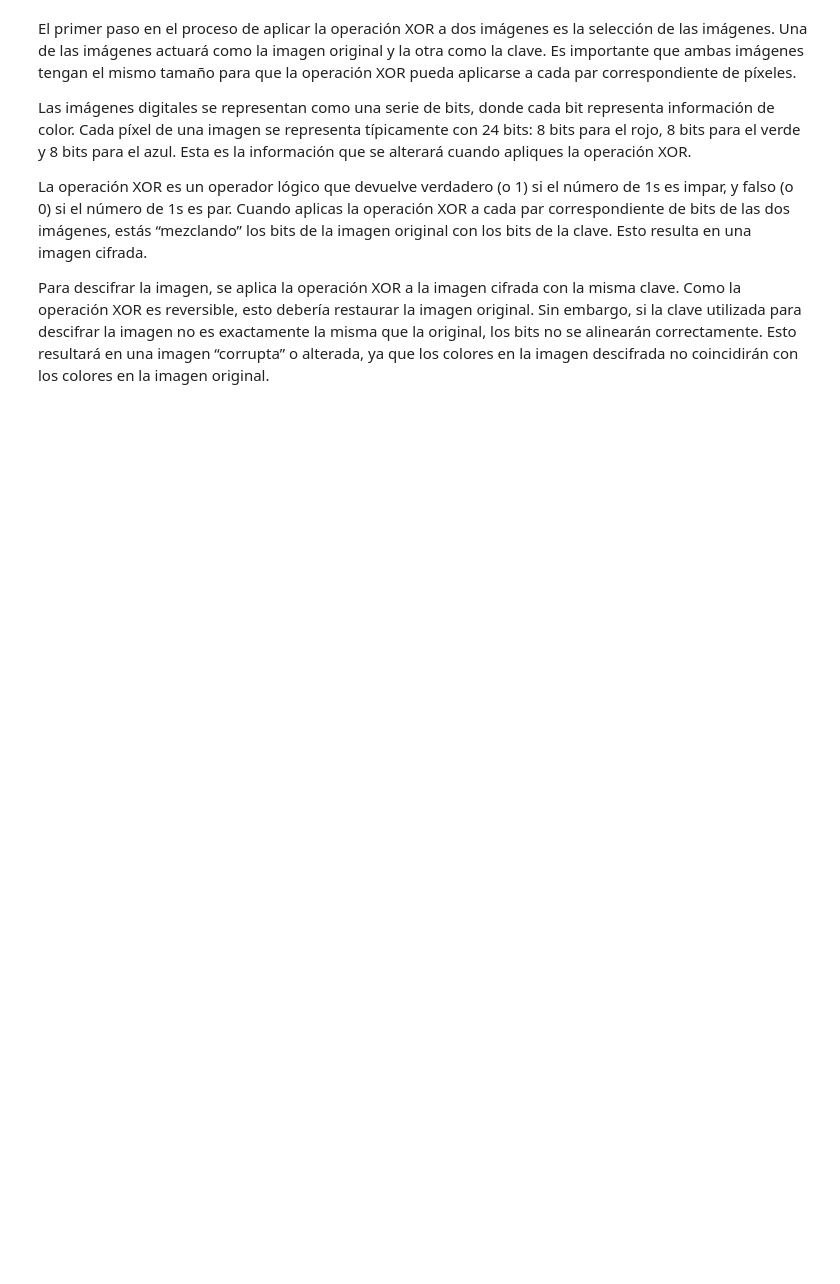
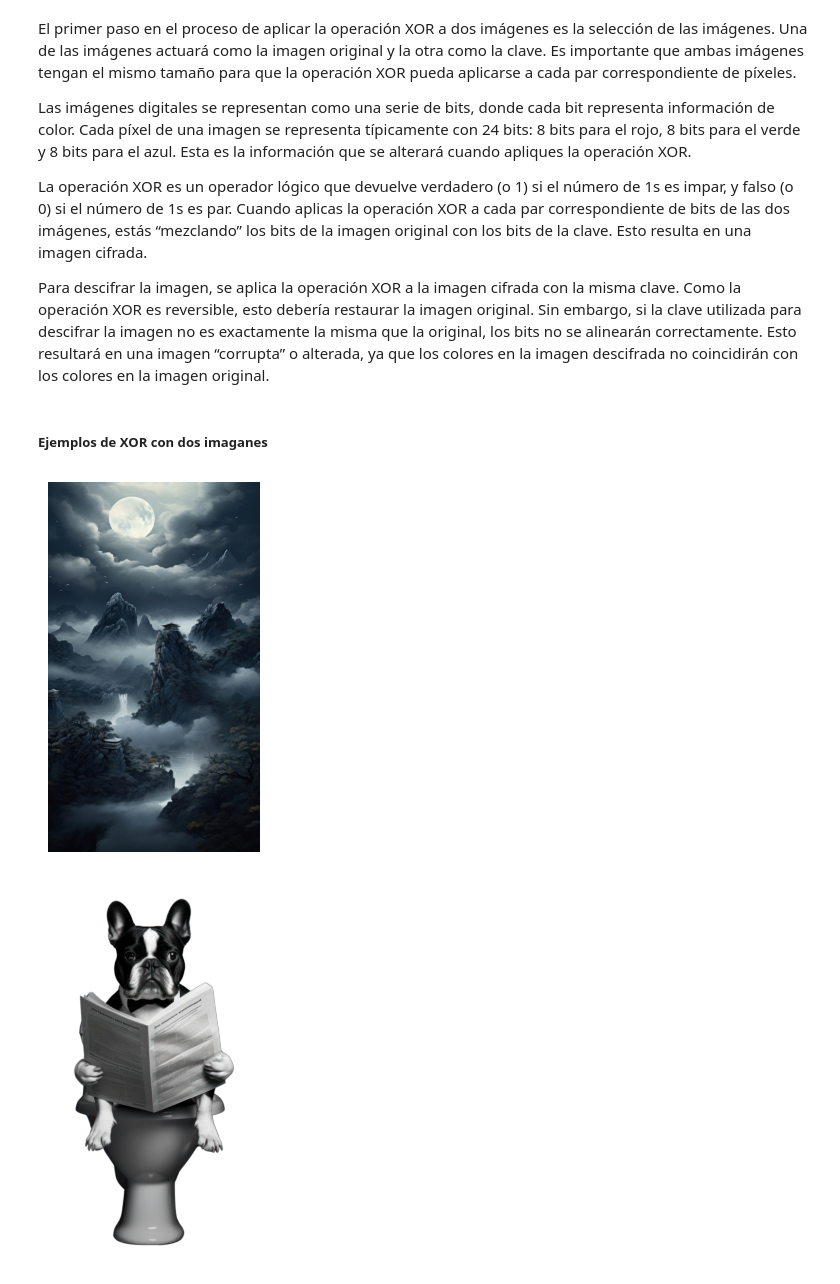
Before and after one commit to javim7/Cifrado-Informacion, a Jupyter notebook: parteB.ipynb, the cells around one changed output. Saved outputs shown, nothing was run; the diff lists cells and outputs as text; code cells hidden in the pictures; blank space fills up the shorter version.

```diff
--- a/parteB.ipynb
+++ b/parteB.ipynb
@@ -84,3 +85,15 @@ Las imágenes digitales se representan como una serie de bits, donde cada bit re
 La operación XOR es un operador lógico que devuelve verdadero (o 1) si el número de 1s es impar, y falso (o 0) si el número de 1s es par. Cuando aplicas la operación XOR a cada par correspondiente de bits de las dos imágenes, estás “mezclando” los bits de la imagen original con los bits de la clave. Esto resulta en una imagen cifrada.
 
 Para descifrar la imagen, se aplica la operación XOR a la imagen cifrada con la misma clave. Como la operación XOR es reversible, esto debería restaurar la imagen original. Sin embargo, si la clave utilizada para descifrar la imagen no es exactamente la misma que la original, los bits no se alinearán correctamente. Esto resultará en una imagen “corrupta” o alterada, ya que los colores en la imagen descifrada no coincidirán con los colores en la imagen original.
+# %% [markdown]
+##### Ejemplos de XOR con dos imaganes
+# %%
+imagen1 = './imagenes/view.png'
+imagen2 = './imagenes/dog.png'
+output_path = './imagenes/viewDogXor.png'
+
+show_image(imagen1)
+show_image(imagen2)
+# %% [output]
+[figure, added]
+[figure, added]
```
Also changed, not shown: parts of 13 cells of this notebook, 9 other files.
